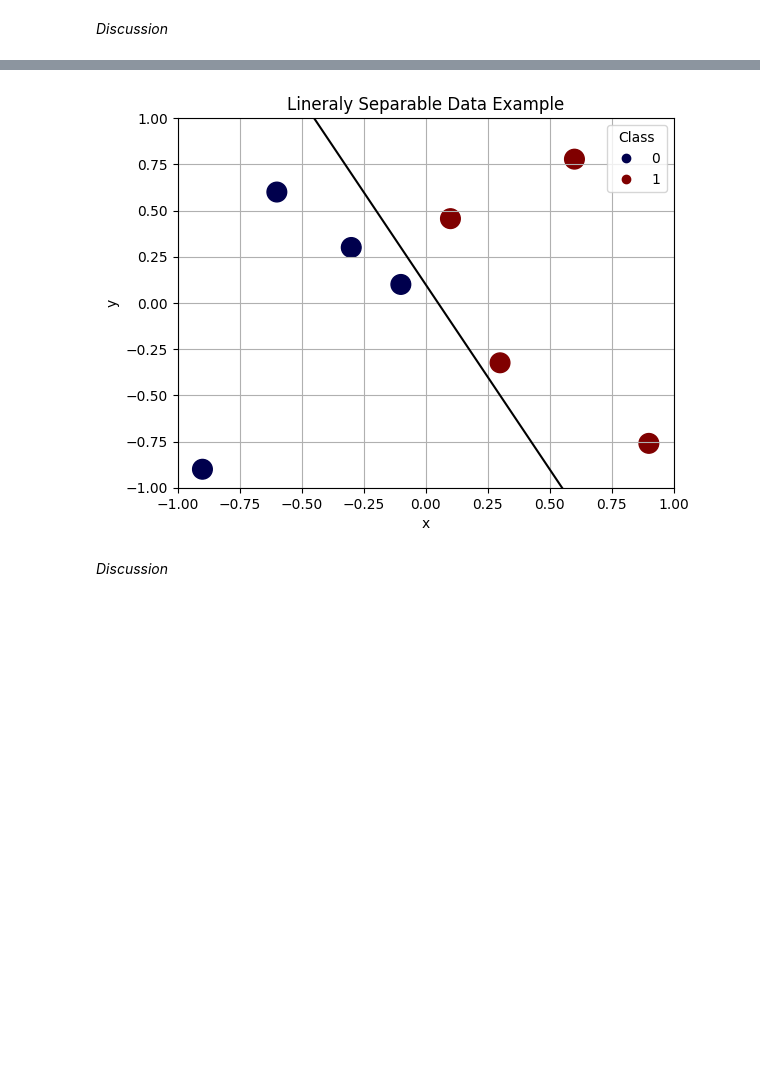
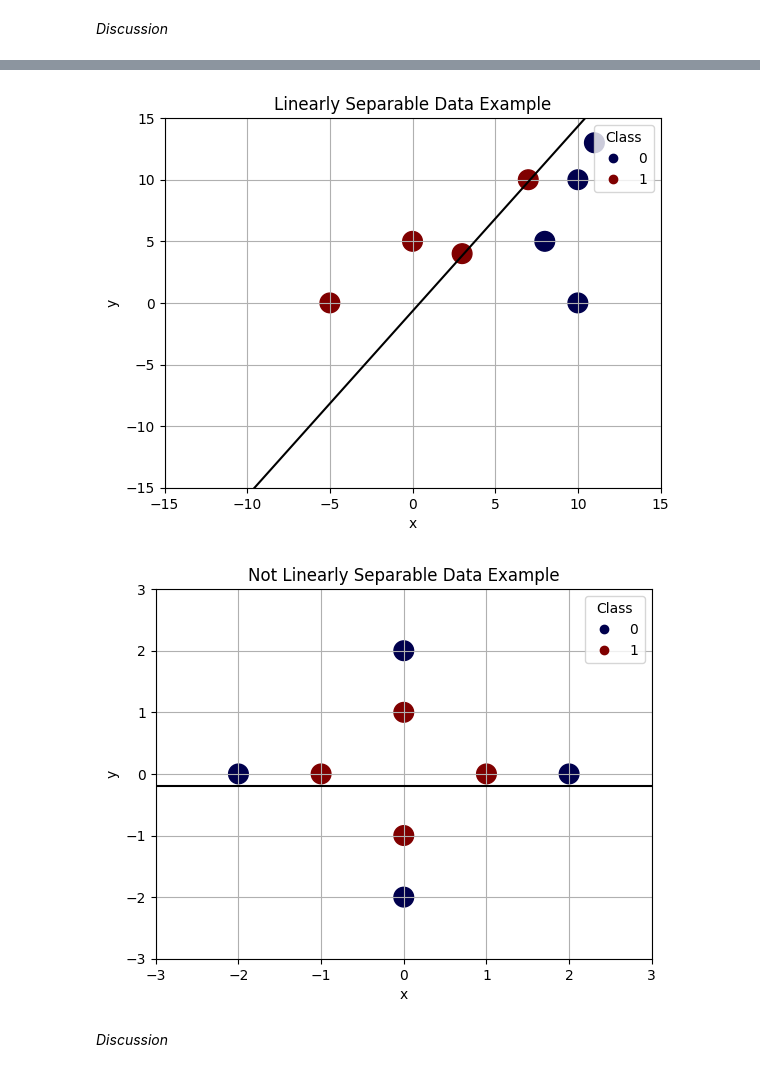
Before and after one commit to tchild1/CS-270-Intro-to-Machine-Learning, a Jupyter notebook: perceptron/Perceptron Lab.ipynb, the cells around one changed output, grey strips where cells are left out. Cells and saved outputs as stored; diff of their text form; code cells hidden in the pictures; blank space fills up the shorter version.

```diff
--- a/perceptron/Perceptron Lab.ipynb
+++ b/perceptron/Perceptron Lab.ipynb
@@ -147,32 +205,59 @@ Further, note that I set the learning rate to .1. This is a constant value which
 
 ![Not Linearly Separable](https://raw.githubusercontent.com/rmorain/CS472-1/master/images/perceptron/not_linearly_separable.png)
 # %%
-# Sample Graph code, You can use any graphing approach you want including this one.
-# We encourage you to use matplotlib.
+# Graph datasets and decision lines for both cases.
+
 import matplotlib.pyplot as plt
 
 # The data in this example is made up.  You will use your real data.
-data = np.array([[-.9,-.9],[-.6,.6],[-.3,.3],[-.1,.1],[.1,.456],[.3,-.324],[.6,.778],[.9,-.76]])
+data = np.array([[8.0,5.0],[11.0,13.0],[10.0,10.0],[10.0,0.0],[3.0,4.0],[7.0,10.0],[0.0,5.0],[-5.0,0.0]])
 labels = np.array([0,0,0,0,1,1,1,1])
 
 # Create a scatter plot of data
-plt.xlim(-1,1)
-plt.ylim(-1,1)
+plt.xlim(-15,15)
+plt.ylim(-15,15)
 scatter = plt.scatter(data[:,0], data[:,1], c = labels, s=200, cmap='seismic')
 legend = plt.legend(*scatter.legend_elements(num=1), title="Class", loc='upper right') # Legend
 
 # Plot the learned separator.  We just made up the slope and intercept for this example. You need to calculate
 # the correct slope and intercept using your learned weights and bias.
-xlist = np.linspace(-1.0, 1.0, 100) # create 100 evenly spaced points between -1 and 1 for the x axis
-ylist = np.linspace(-1.0, 1.0, 100) # create 100 evenly spaced points between -1 and 1 for the y axis
-slope = -2  # made up
-intercept = 0.1 # made up
+xlist = np.linspace(-15.0, 15.0, 100) # create 100 evenly spaced points between -1 and 1 for the x axis
+ylist = np.linspace(-15.0, 15.0, 100) # create 100 evenly spaced points between -1 and 1 for the y axis
+slope = 3/2  # made up
+intercept = -(2/3) # made up
 eq = slope*xlist + intercept
 plt.plot(xlist,  eq, '-k', )
 plt.title('Linearly Separable Data Example')
 plt.xlabel('x')
 plt.ylabel('y')
 plt.grid() # add grid lines
 plt.show() # show the plot
+
+
+
+# The data in this example is made up.  You will use your real data.
+data = np.array([[0,-2],[0,2],[2,0],[-2,0],[0,-1],[0,1],[1,0],[-1,0]])
+labels = np.array([0,0,0,0,1,1,1,1])
+
+# Create a scatter plot of data
+plt.xlim(-3,3)
+plt.ylim(-3,3)
+scatter = plt.scatter(data[:,0], data[:,1], c = labels, s=200, cmap='seismic')
+legend = plt.legend(*scatter.legend_elements(num=1), title="Class", loc='upper right') # Legend
+
+# Plot the learned separator.  We just made up the slope and intercept for this example. You need to calculate
+# the correct slope and intercept using your learned weights and bias.
+xlist = np.linspace(-3.0, 3.0, 100) # create 100 evenly spaced points between -1 and 1 for the x axis
+ylist = np.linspace(-3.0, 3.0, 100) # create 100 evenly spaced points between -1 and 1 for the y axis
+slope = 0
+intercept = -0.2
+eq = slope*xlist + intercept
+plt.plot(xlist,  eq, '-k', )
+plt.title('Not Linearly Separable Data Example')
+plt.xlabel('x')
+plt.ylabel('y')
+plt.grid() # add grid lines
+plt.show() # show the plot
 # %% [output]
-[figure, old version]
+[figure, new version]
+[figure, added]
```
Also changed, not shown: parts of 13 cells of this notebook, 3 other files.
